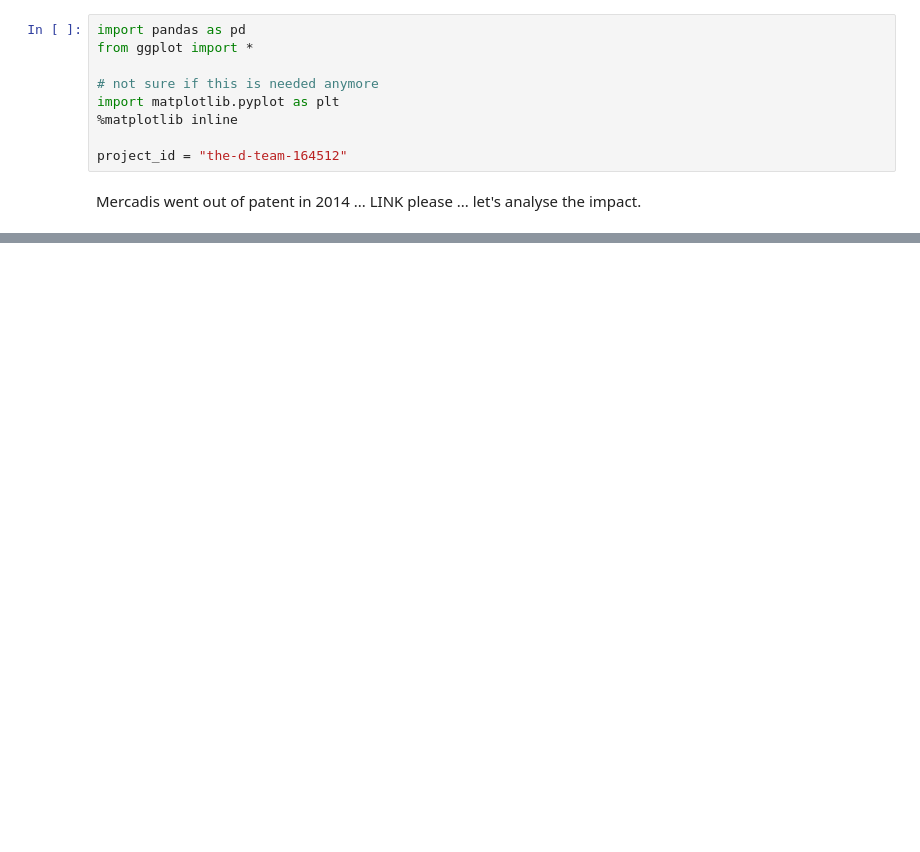
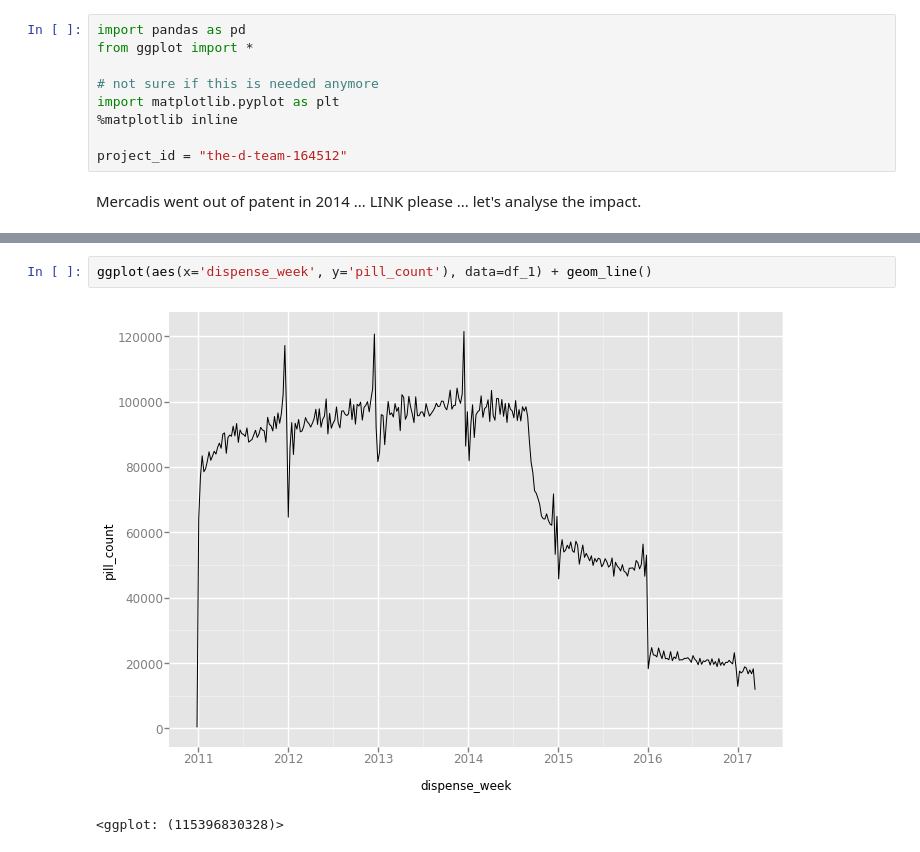
Before and after one commit to saramic/the-d-team, a Jupyter notebook: analysis/Mecardis goes out of patent.ipynb, the cells around one changed output, grey strips where cells are left out. Cells and saved outputs as stored; diff of their text form; blank space fills up the shorter version.

```diff
--- a/analysis/Mecardis goes out of patent.ipynb
+++ b/analysis/Mecardis goes out of patent.ipynb
@@ -48,0 +53,5 @@ ggplot(aes(x='dispense_week', y='transaction_count'), data=df) + geom_line()
+# %%
+ggplot(aes(x='dispense_week', y='pill_count'), data=df_1) + geom_line()
+# %% [output]
+[figure, added]
+<ggplot: (115396830328)>
```
Also changed, not shown: parts of 3 cells of this notebook.
